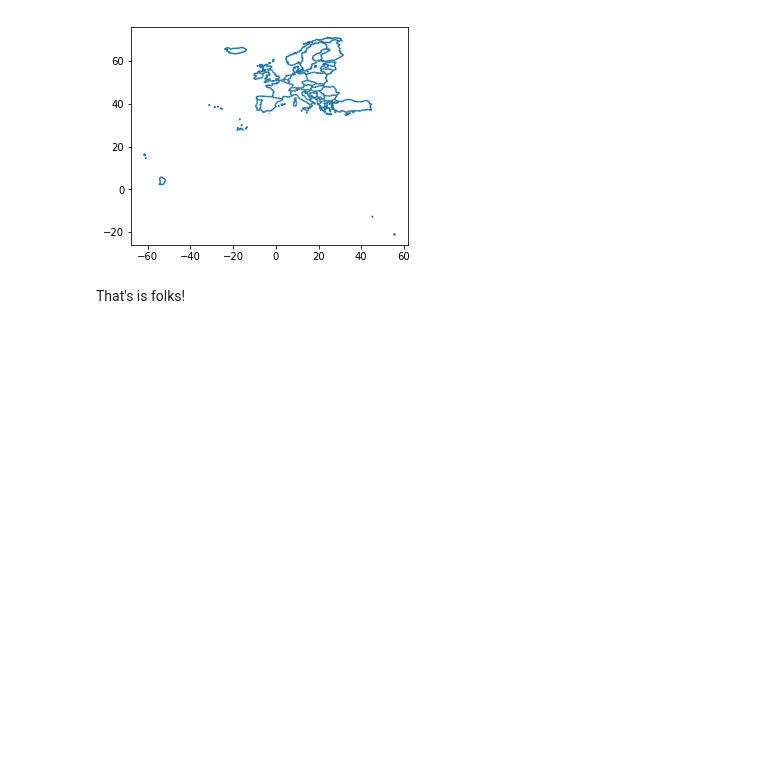
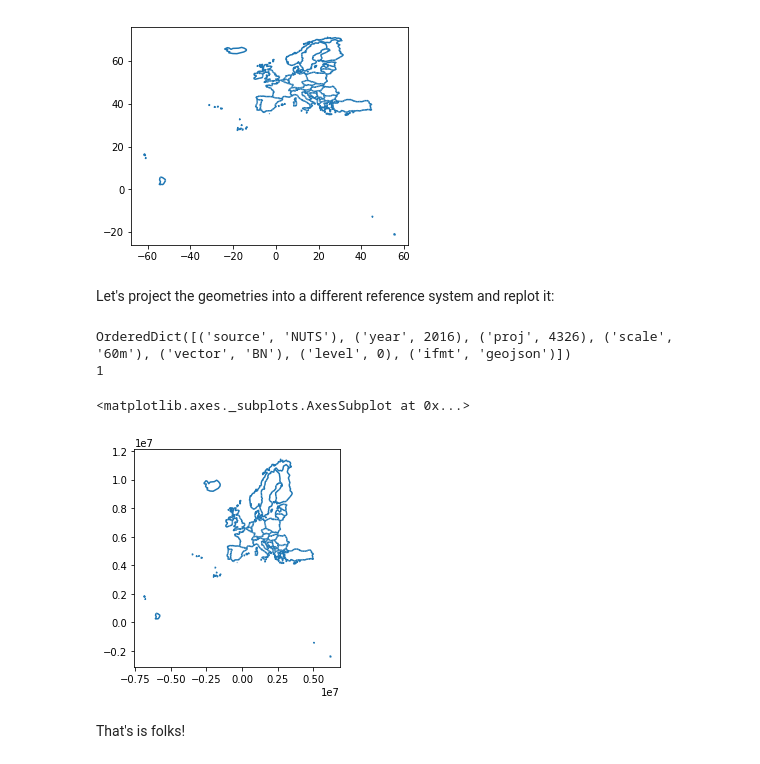
Before and after one commit to eurostat/happyGISCO, a Jupyter notebook: notebooks/example_GISCO_services.ipynb, the cells around one changed output. Cells and saved outputs as stored; diff of their text form; code cells hidden in the pictures; blank space fills up the shorter version.

```diff
--- a/notebooks/example_GISCO_services.ipynb
+++ b/notebooks/example_GISCO_services.ipynb
@@ -316,11 +377,27 @@ Similarly, let's repeat the whole operation when considering all NUTS boundaries
 # %%
 data = serv.nuts_geometry(source='NUTS', year=2016, scale='60m', vector='boundary')
 geometries = data.xvalues(_force_list_=True)
-gdf = geopandas.GeoDataFrame.from_features(geometries[0], crs=geometries[0]['crs'])
+crs = "+init=epsg:%s" % data.dimensions['proj']
+features = happyType.seqflatten([g['features'] for g in geometries])
+gdf = geopandas.GeoDataFrame.from_features(features, crs=crs)
 %matplotlib inline
 gdf.plot()
 # %% [output]
 <matplotlib.axes._subplots.AxesSubplot at 0x...>
 [figure]
+# %% [markdown]
+Let's project the geometries into a different reference system and replot it:
+# %%
+print(data.dimensions)
+print(len(geometries))
+# %% [output]
+OrderedDict([('source', 'NUTS'), ('year', 2016), ('proj', 4326), ('scale', '60m'), ('vector', 'BN'), ('level', 0), ('ifmt', 'geojson')])
+1
+# %%
+%matplotlib inline
+gdf.to_crs({'proj': 'merc'}).plot()
+# %% [output]
+<matplotlib.axes._subplots.AxesSubplot at 0x...>
+[figure, added]
 # %% [markdown]
 That's is folks!
```
Also changed, not shown: parts of 18 cells of this notebook.
